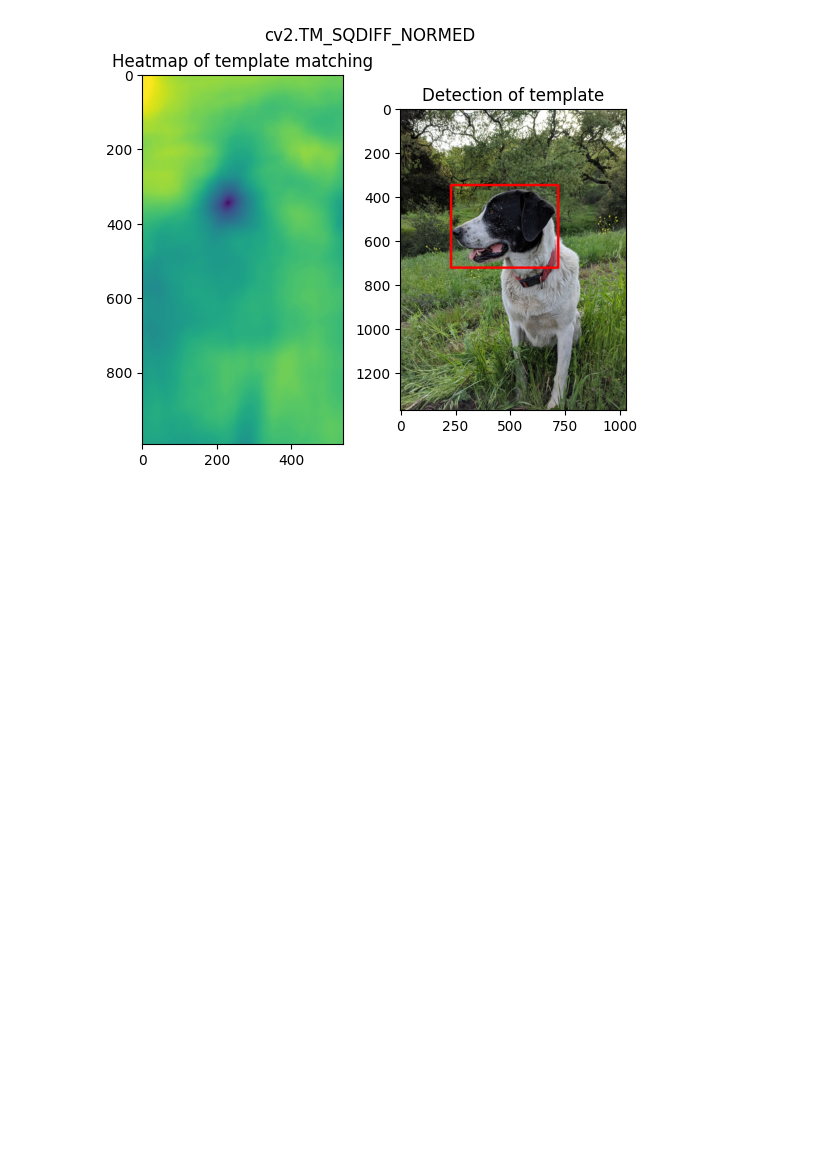
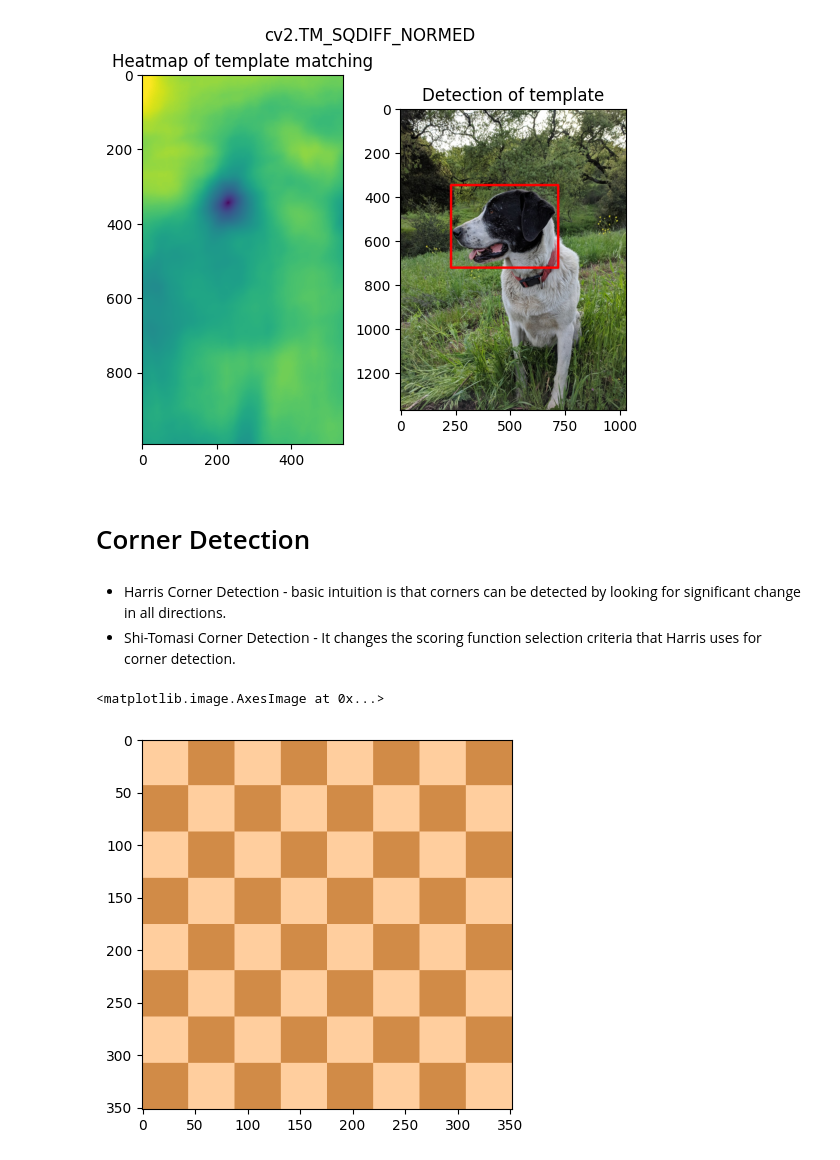
Before and after one commit to ishaanpaul98/Computer-Vision-Projects, a Jupyter notebook: Course/Object Detection/object_detection.ipynb, the cells around one changed output. Saved outputs shown, nothing was run; the diff lists cells and outputs as text; code cells hidden in the pictures; blank space fills up the shorter version.

Commit message:
Learnt edge detection

```diff
--- a/Course/Object Detection/object_detection.ipynb
+++ b/Course/Object Detection/object_detection.ipynb
@@ -64,3 +64,16 @@ for m in methods:
 [figure]
 [figure]
 [figure]
+# %% [markdown]
+# Corner Detection
+# %% [markdown]
+* Harris Corner Detection - basic intuition is that corners can be detected by looking for significant change in all directions.
+* Shi-Tomasi Corner Detection - It changes the scoring function selection criteria that Harris uses for corner detection.
+# %%
+flat_chess = cv2.imread('Images/flat_chessboard.png')
+flat_chess = cv2.cvtColor(flat_chess, cv2.COLOR_BGR2RGB)
+# %%
+plt.imshow(flat_chess)
+# %% [output]
+<matplotlib.image.AxesImage at 0x...>
+[figure, added]
```
Also changed, not shown: parts of 17 cells of this notebook, 4 other files.
